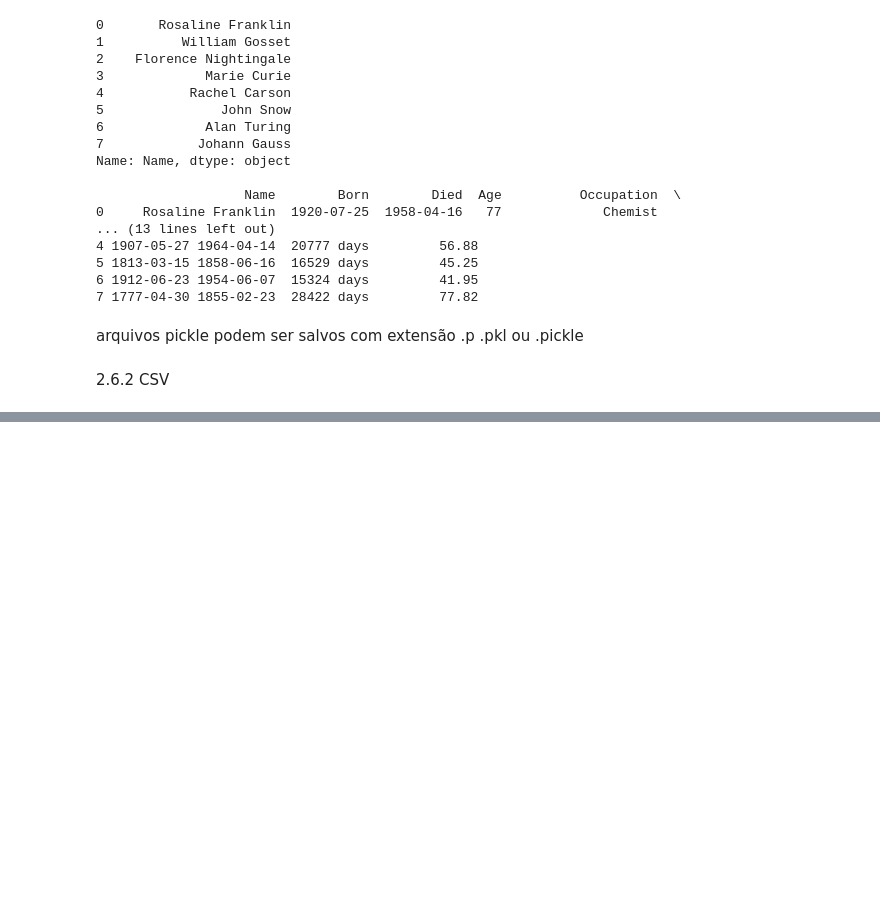
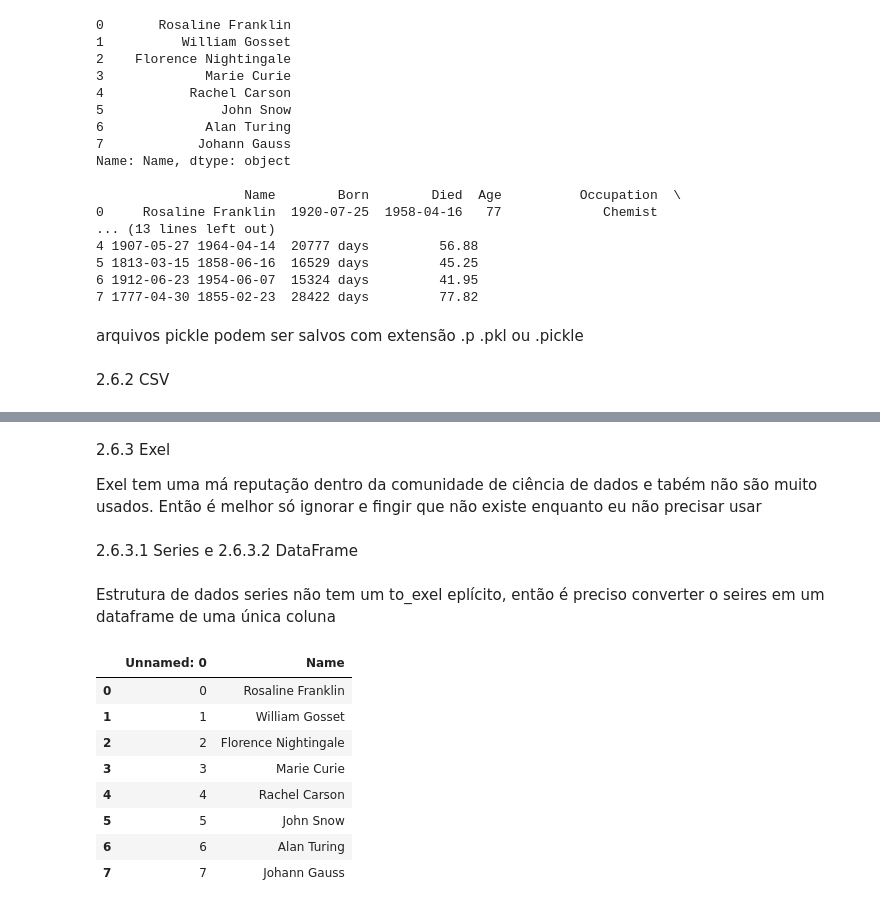
Before and after one commit to LuizGiehl/PFE, a Jupyter notebook: src/cap2.ipynb, the cells around one changed output, grey strips where cells are left out. Drawn from its saved outputs; the diff is of its cells as text; code cells hidden in the pictures; blank space fills up the shorter version.

Commit message:
importando e exportando dados

```diff
--- a/src/cap2.ipynb
+++ b/src/cap2.ipynb
@@ -570,0 +605,8 @@ pg 85
+# %% [markdown]
+2.6.3 Exel
+
+Exel tem uma má reputação dentro da comunidade de ciência de dados e tabém não são muito usados. Então é melhor só ignorar e fingir que não existe enquanto eu não precisar usar
+# %% [markdown]
+2.6.3.1 Series e 2.6.3.2 DataFrame
+# %% [markdown]
+Estrutura de dados series não tem um to_exel eplícito, então é preciso converter o seires em um dataframe de uma única coluna
@@ -570,0 +618,12 @@ pg 85
+# %%
+pd.read_excel('../output/scients_names_series_df.xlsx')
+# %% [output]
+|  | Unnamed: 0 | Name |
+| 0 | 0 | Rosaline Franklin |
+| 1 | 1 | William Gosset |
+| 2 | 2 | Florence Nightingale |
+| 3 | 3 | Marie Curie |
+| 4 | 4 | Rachel Carson |
+| 5 | 5 | John Snow |
+| 6 | 6 | Alan Turing |
+| 7 | 7 | Johann Gauss |
```
Also changed, not shown: parts of 5 cells of this notebook, 6 other files.
